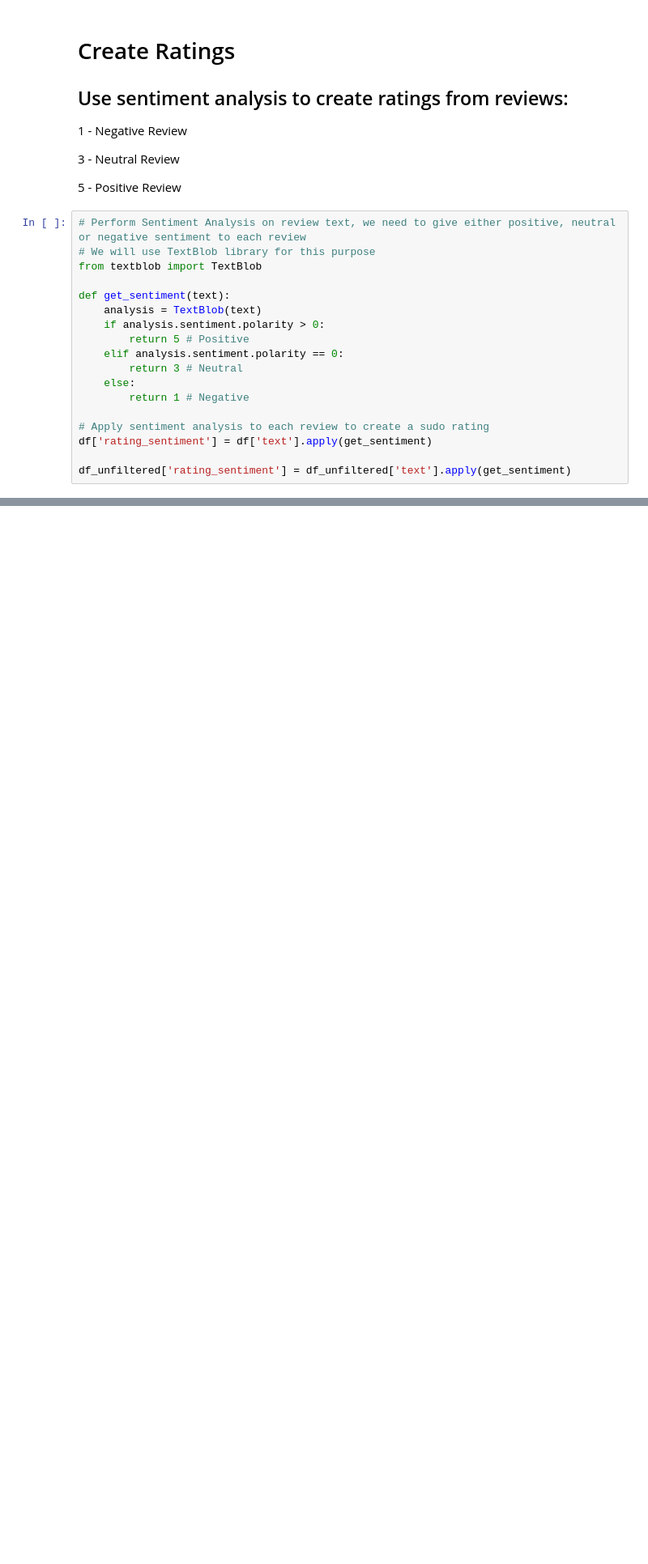
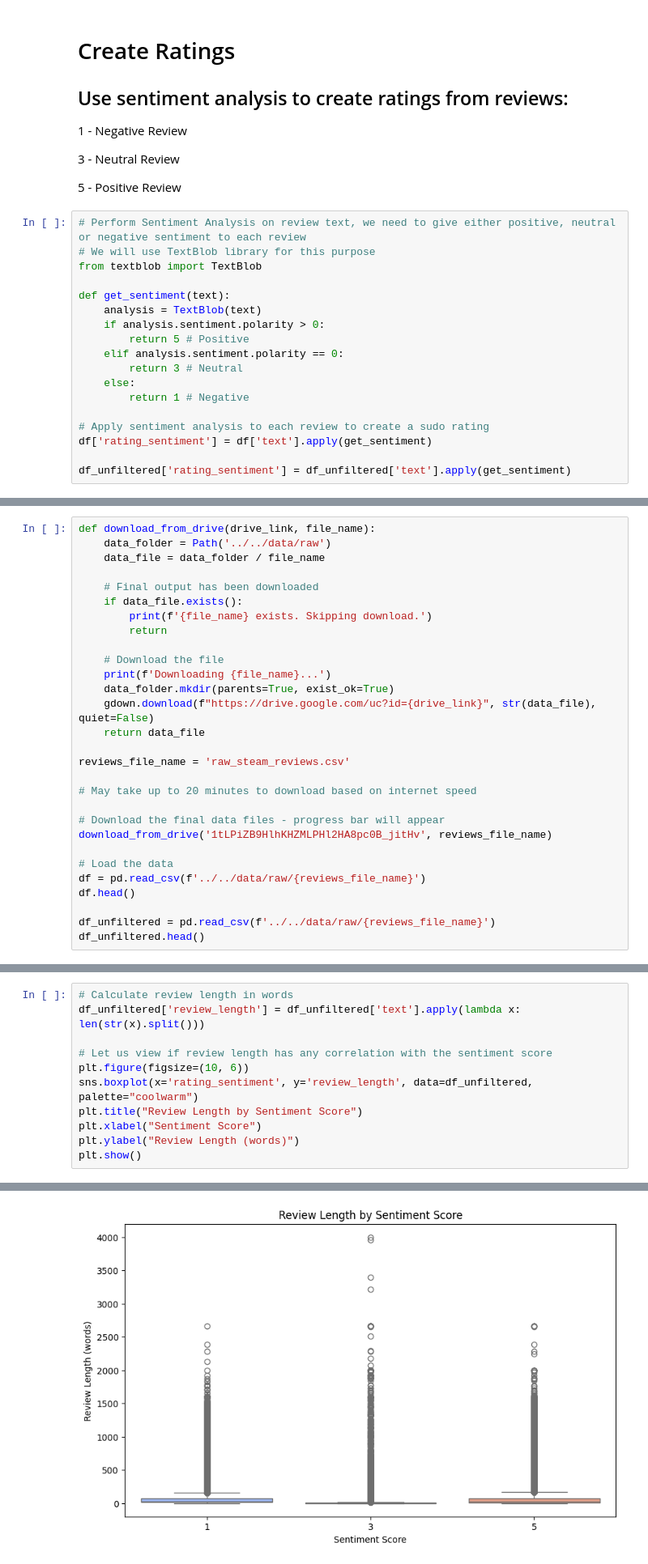
Before and after one commit to SharkmanZA/SteamDeepDive, a Jupyter notebook: src/main/reviews.ipynb, the cells around one changed output, grey strips where cells are left out. Shown at 81% size. Cells and saved outputs as stored; diff of their text form; blank space fills up the shorter version.

```diff
--- a/src/main/reviews.ipynb
+++ b/src/main/reviews.ipynb
@@ -183,0 +214,29 @@ ValueError: Could not interpret value `rating_sentiment` for `y`. An entry with
+# %%
+def download_from_drive(drive_link, file_name):
+    data_folder = Path('../../data/raw')
+    data_file = data_folder / file_name
+
+    # Final output has been downloaded
+    if data_file.exists():
+        print(f'{file_name} exists. Skipping download.')
+        return
+
+    # Download the file
+    print(f'Downloading {file_name}...')
+    data_folder.mkdir(parents=True, exist_ok=True)
+    gdown.download(f"https://drive.google.com/uc?id={drive_link}", str(data_file), quiet=False)
+    return data_file
+
+reviews_file_name = 'raw_steam_reviews.csv'
+
+# May take up to 20 minutes to download based on internet speed
+
+# Download the final data files - progress bar will appear
+download_from_drive('1tLPiZB9HlhKHZMLPHl2HA8pc0B_jitHv', reviews_file_name)
+
+# Load the data
+df = pd.read_csv(f'../../data/raw/{reviews_file_name}')
+df.head()
+
+df_unfiltered = pd.read_csv(f'../../data/raw/{reviews_file_name}')
+df_unfiltered.head()
@@ -183,0 +251,12 @@ ValueError: Could not interpret value `rating_sentiment` for `y`. An entry with
+# %%
+# Calculate review length in words
+df_unfiltered['review_length'] = df_unfiltered['text'].apply(lambda x: len(str(x).split()))
+
+# Let us view if review length has any correlation with the sentiment score
+plt.figure(figsize=(10, 6))
+sns.boxplot(x='rating_sentiment', y='review_length', data=df_unfiltered, palette="coolwarm")
+plt.title("Review Length by Sentiment Score")
+plt.xlabel("Sentiment Score")
+plt.ylabel("Review Length (words)")
+plt.show()
+# %% [output]
@@ -183,0 +266 @@ ValueError: Could not interpret value `rating_sentiment` for `y`. An entry with
+[figure, added]
```
Also changed, not shown: parts of 13 cells of this notebook, 9 other files.
